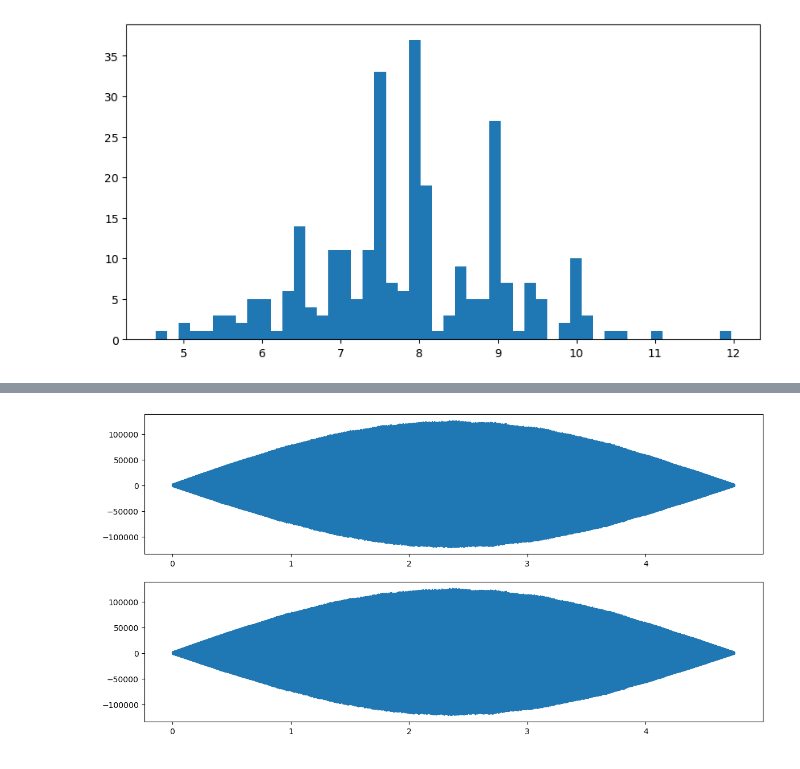
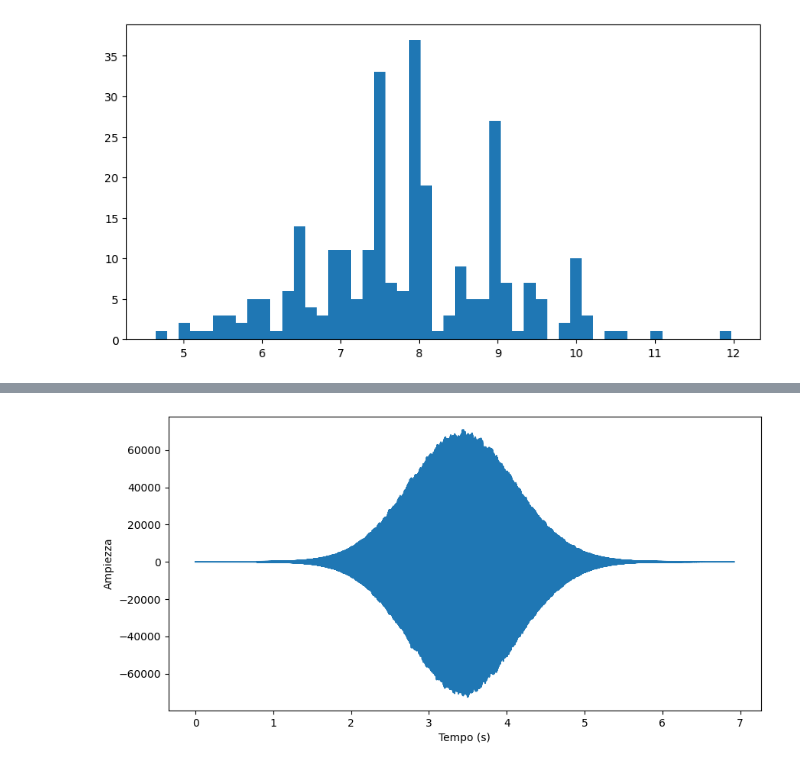
Before and after one commit to maddoc-g/3_organ_clustering, a Jupyter notebook: esperienza_3.ipynb, the cells around one changed output, grey strips where cells are left out. Saved outputs shown, nothing was run; the diff lists cells and outputs as text; code cells hidden in the pictures.

Commit message:
gaussian window and FFT

```diff
--- a/esperienza_3.ipynb
+++ b/esperienza_3.ipynb
@@ -47,13 +10,22 @@ plt.show()
 # Now we are curios to see the distribution of lengths of the signals, in the sense that we wonder if they're all
 # 7 seconds long or something.
 
+rates = []
+notes = []
+times = []
 lengths = []
 for i in range(1, 281):
     filename = "./wav_files/note_{}.wav".format(i)
-    rate, data = readwav(filename)
-    time = np.linspace(0, data.shape[0], data.shape[0], endpoint = False)
-    time /= rate
+    rate, note = readwav(filename)
+    time = np.linspace(0, note.shape[0], note.shape[0], endpoint = False) / rate
     lengths.append(np.max(time))
+    times.append(time)
+    rates.append(rate)
+    notes.append(note[:, 0])
+
+rates = np.array(rates)
+notes = np.array(notes, dtype=object)
+times = np.array(times, dtype=object)
 
 plt.figure(figsize = (10, 5))
 plt.hist(lengths, bins=50)
@@ -85,29 +36,25 @@ plt.show()
 # %%
-# Implementiamo la finestra gaussiana da applicare al segnale, in modo da attenuare i bordi e rendere più evidenti i picchi
+# Implementiamo la finestra gaussiana da applicare al segnale, in modo da attenure l'attacco e il decadimento
 def gaussian_window(signal, sigma):
     n = signal.shape[0]
     x = np.arange(n)
-    center = n / 2
-    window = np.exp(-0.5 * ((x - center) / sigma) ** 2) - 0.6
-    return signal * window[:, np.newaxis]
+    center = 0.5 * n
+    window = np.exp(-0.5 * ((x - center) / sigma) ** 2)
+    return signal * window
 
-# Applichiamo la finestra gaussiana al segnale tagliato
-filename = "./wav_files/note_100.wav"
-rate, data = readwav(filename)
-data = cut_signal(data)
+masked_notes = []
+for note in notes:
+    masked_note = gaussian_window(note, sigma=note.shape[0] / 10)
+    masked_notes.append(masked_note)
 
-sigma = data.shape[0]/2
-data_gaussian = gaussian_window(data, sigma)
+masked_notes = np.array(masked_notes, dtype=object)
 
-# Visualizziamo il segnale con la finestra gaussiana
-time = np.linspace(0, data_gaussian.shape[0], data_gaussian.shape[0], endpoint = False)
-time /= rate
-figure, axes = plt.subplots(2, 1, figsize=(14, 7))
-ax = axes[0]
-ax.plot(time, data_gaussian[:,0])
-ax = axes[1]
-ax.plot(time, data_gaussian[:,0])
+# Visualizziamo il primo segnale con la finestra gaussiana
+plt.figure(figsize=(10, 5))
+plt.plot(times[0], masked_notes[0])
+plt.xlabel("Tempo (s)")
+plt.ylabel("Ampiezza")
 plt.show()
 # %% [output]
-[figure, old version]
+[figure, new version]
 # %%
```
Also changed, not shown: parts of 6 cells of this notebook.
